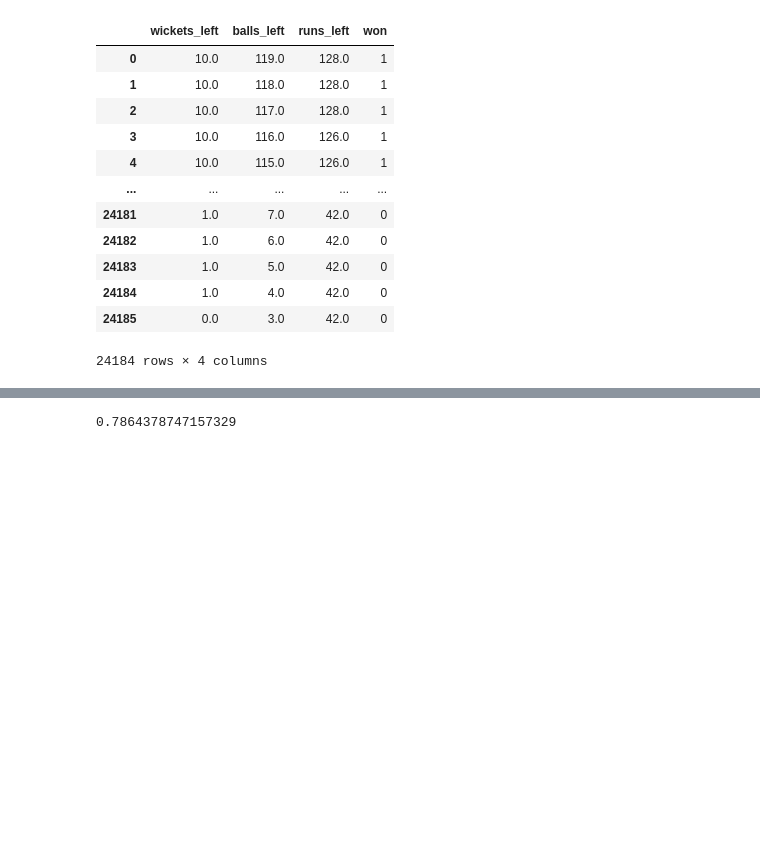
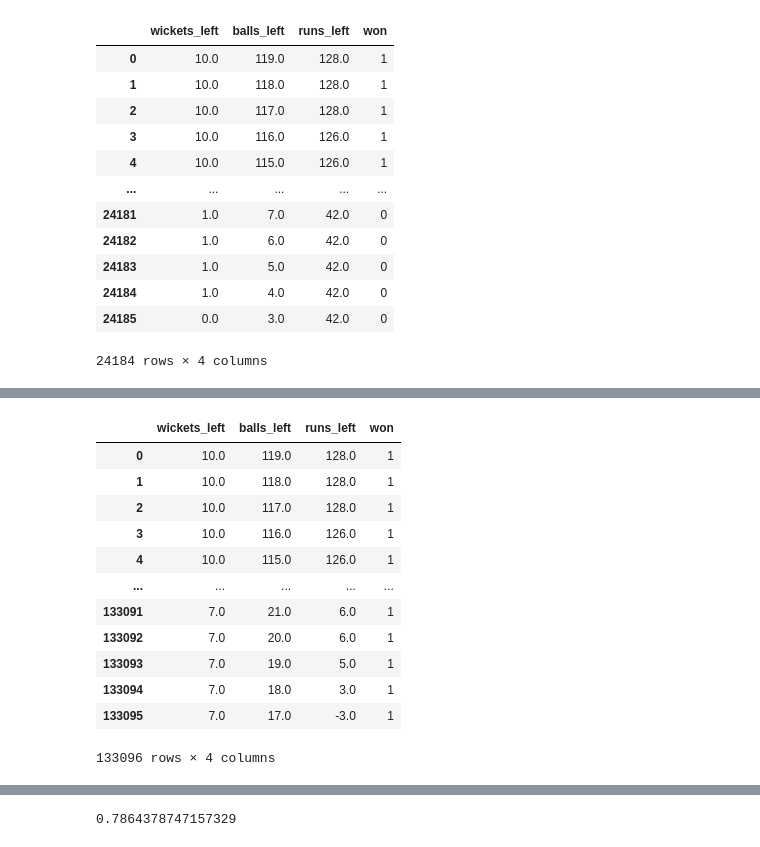
Before and after one commit to hassanj-576/t20_predictor, a Jupyter notebook: train_data.ipynb, the cells around one changed output, grey strips where cells are left out. Saved outputs shown, nothing was run; the diff lists cells and outputs as text; code cells hidden in the pictures; blank space fills up the shorter version.

```diff
--- a/train_data.ipynb
+++ b/train_data.ipynb
@@ -228,3 +246,21 @@ psl_df
+# %%
+full_df = pd.concat([psl_df,ipl_df], ignore_index=True)
+# %%
+full_df
+# %% [output]
+|  | wickets_left | balls_left | runs_left | won |
+| 0 | 10.0 | 119.0 | 128.0 | 1 |
+| 1 | 10.0 | 118.0 | 128.0 | 1 |
+| 2 | 10.0 | 117.0 | 128.0 | 1 |
+| 3 | 10.0 | 116.0 | 126.0 | 1 |
+| 4 | 10.0 | 115.0 | 126.0 | 1 |
+| ... | ... | ... | ... | ... |
+| 133091 | 7.0 | 21.0 | 6.0 | 1 |
+| 133092 | 7.0 | 20.0 | 6.0 | 1 |
+| 133093 | 7.0 | 19.0 | 5.0 | 1 |
+| 133094 | 7.0 | 18.0 | 3.0 | 1 |
+| 133095 | 7.0 | 17.0 | -3.0 | 1 |
+133096 rows × 4 columns
 # %%
 # X and Y Split
 y = psl_df.iloc[:,3]
```
Also changed, not shown: parts of 3 cells of this notebook, 2 other files.
